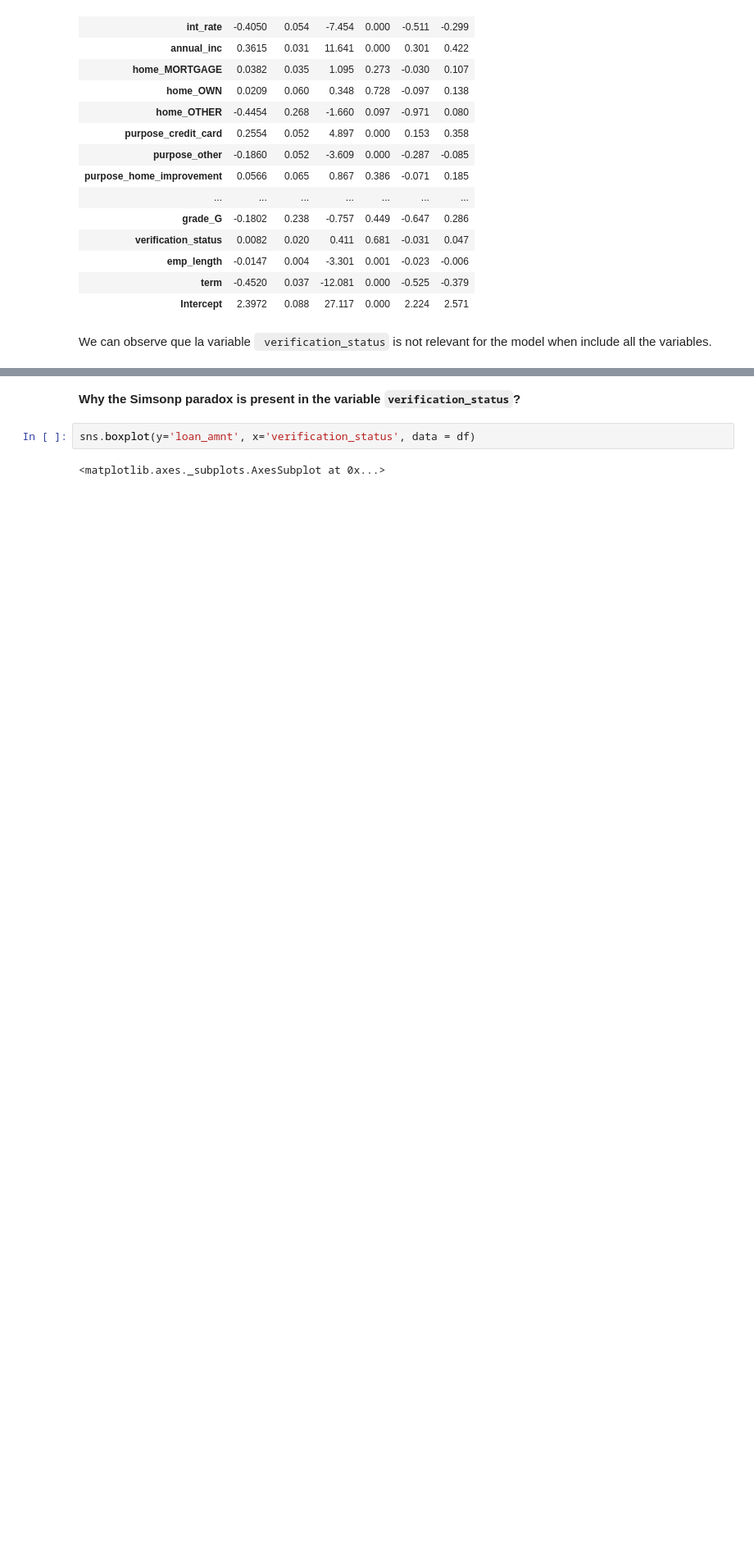
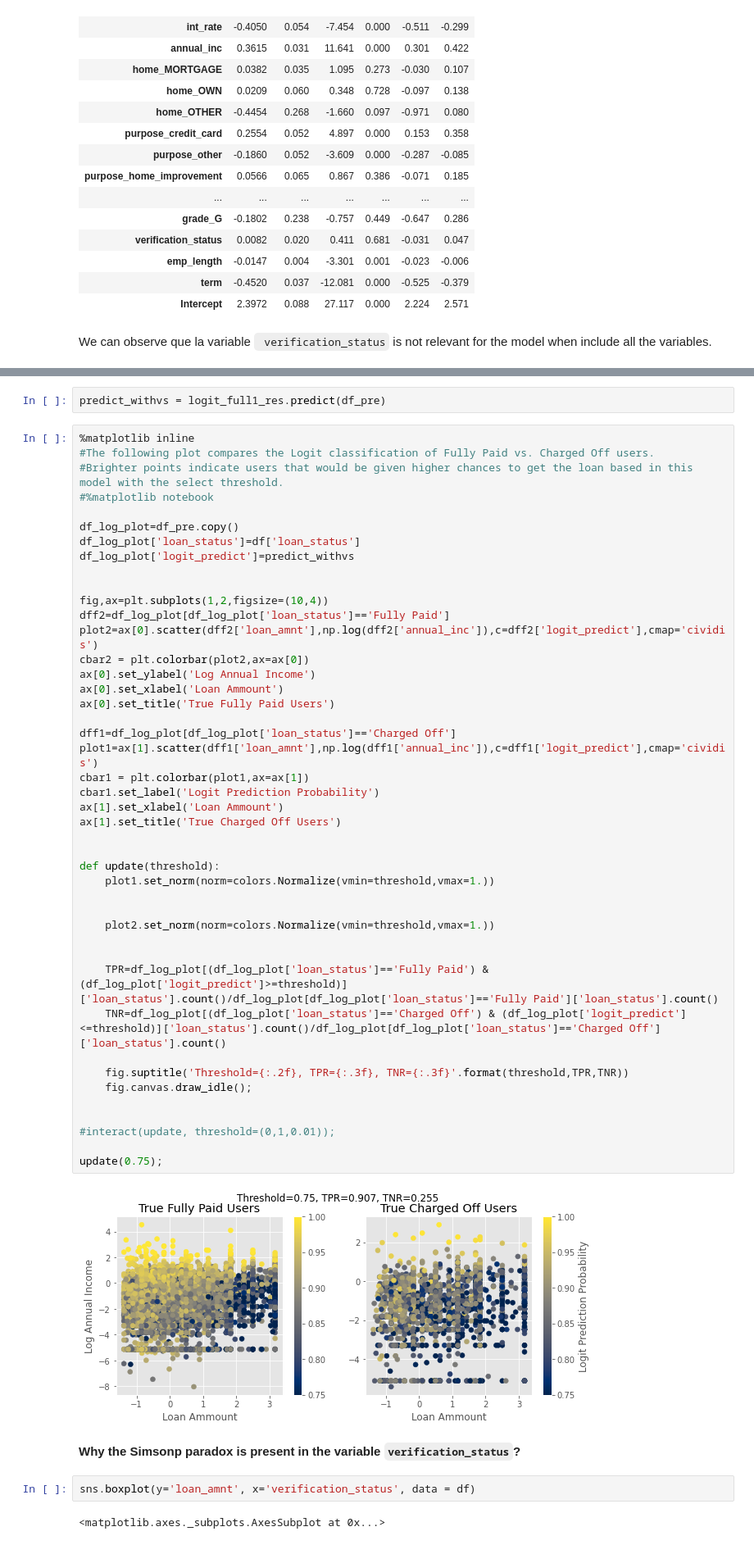
Before and after one commit to ancastillar/How-important-is-the-income-source-of-a-loan-applicant-, a Jupyter notebook: Model_LOAN_Logistic_regresion.ipynb, the cells around one changed output, grey strips where cells are left out. Shown: that part at 82% size. Drawn from its saved outputs; the diff is of its cells as text; blank space fills up the shorter version.

```diff
--- a/Model_LOAN_Logistic_regresion.ipynb
+++ b/Model_LOAN_Logistic_regresion.ipynb
@@ -299,3 +302,51 @@ We can observe que la variable <code> verification_status</code> is not relevant
+# %%
+predict_withvs = logit_full1_res.predict(df_pre)
+# %%
+%matplotlib inline
+#The following plot compares the Logit classification of Fully Paid vs. Charged Off users.
+#Brighter points indicate users that would be given higher chances to get the loan based in this model with the select threshold.
+#%matplotlib notebook
+
+df_log_plot=df_pre.copy()
+df_log_plot['loan_status']=df['loan_status']
+df_log_plot['logit_predict']=predict_withvs
+
+
+fig,ax=plt.subplots(1,2,figsize=(10,4))
+dff2=df_log_plot[df_log_plot['loan_status']=='Fully Paid']
+plot2=ax[0].scatter(dff2['loan_amnt'],np.log(dff2['annual_inc']),c=dff2['logit_predict'],cmap='cividis')
+cbar2 = plt.colorbar(plot2,ax=ax[0])
+ax[0].set_ylabel('Log Annual Income')
+ax[0].set_xlabel('Loan Ammount')
+ax[0].set_title('True Fully Paid Users')
+
+dff1=df_log_plot[df_log_plot['loan_status']=='Charged Off']
+plot1=ax[1].scatter(dff1['loan_amnt'],np.log(dff1['annual_inc']),c=dff1['logit_predict'],cmap='cividis')
+cbar1 = plt.colorbar(plot1,ax=ax[1])
+cbar1.set_label('Logit Prediction Probability')
+ax[1].set_xlabel('Loan Ammount')
+ax[1].set_title('True Charged Off Users')
+
+
+def update(threshold):
+    plot1.set_norm(norm=colors.Normalize(vmin=threshold,vmax=1.))
+
+
+    plot2.set_norm(norm=colors.Normalize(vmin=threshold,vmax=1.))
+
+
+    TPR=df_log_plot[(df_log_plot['loan_status']=='Fully Paid') & (df_log_plot['logit_predict']>=threshold)]['loan_status'].count()/df_log_plot[df_log_plot['loan_status']=='Fully Paid']['loan_status'].count()
+    TNR=df_log_plot[(df_log_plot['loan_status']=='Charged Off') & (df_log_plot['logit_predict']<=threshold)]['loan_status'].count()/df_log_plot[df_log_plot['loan_status']=='Charged Off']['loan_status'].count()
+
+    fig.suptitle('Threshold={:.2f}, TPR={:.3f}, TNR={:.3f}'.format(threshold,TPR,TNR))
+    fig.canvas.draw_idle();
+
+
+#interact(update, threshold=(0,1,0.01));
+
+update(0.75);
+# %% [output]
+[figure, added]
 # %% [markdown]
 **Why the Simsonp paradox is present in the variable <code>verification_status</code>?**
 # %%
```
Also changed, not shown: parts of 9 cells of this notebook.
